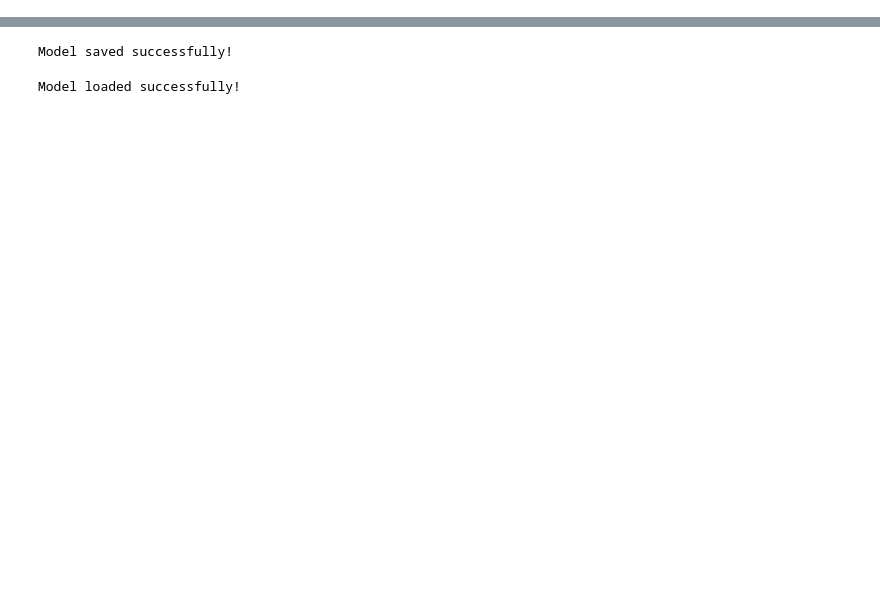
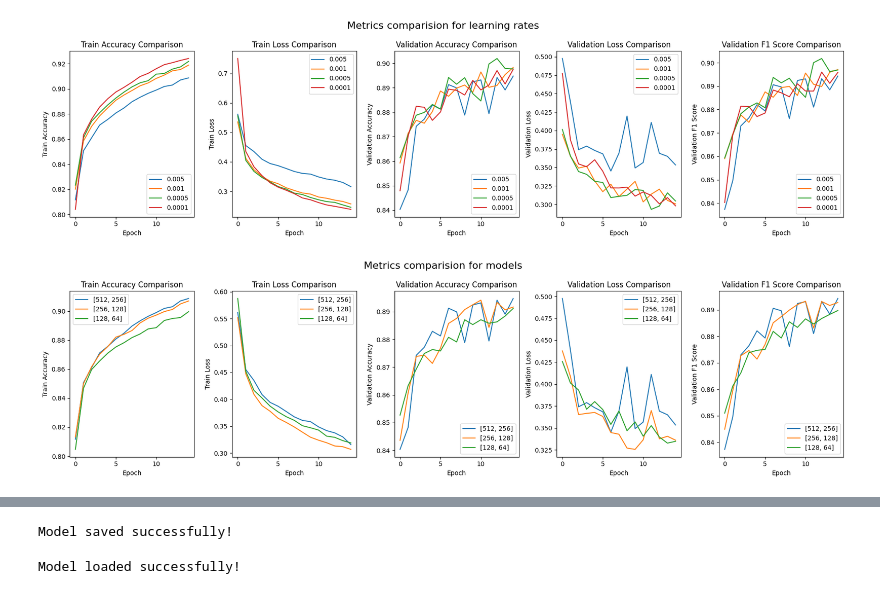
Before and after one commit to sksaifullahhafiz1099/Machine_Learning---CSE-472, a Jupyter notebook: Offline-3/1905114/offine.ipynb, the cells around one changed output, grey strips where cells are left out. Saved outputs shown, nothing was run; the diff lists cells and outputs as text; code cells hidden in the pictures; blank space fills up the shorter version.

```diff
--- a/Offline-3/1905114/offine.ipynb
+++ b/Offline-3/1905114/offine.ipynb
@@ -500,3 +591,12 @@ for history in histories:
+# %%
+specific_history = histories[:len(learning_rates)]
+plot_all(specific_history, title=f"Metrics comparision for learning rates",info_model=False)
+
+specific_history = histories[0::len(learning_rates)]
+plot_all(specific_history, title=f"Metrics comparision for models",info_model=True)
+# %% [output]
+[figure, added]
+[figure, added]
 # %%
 import seaborn as sns
 import matplotlib.pyplot as plt
```
Also changed, not shown: parts of 15 cells of this notebook, 1 other file.
